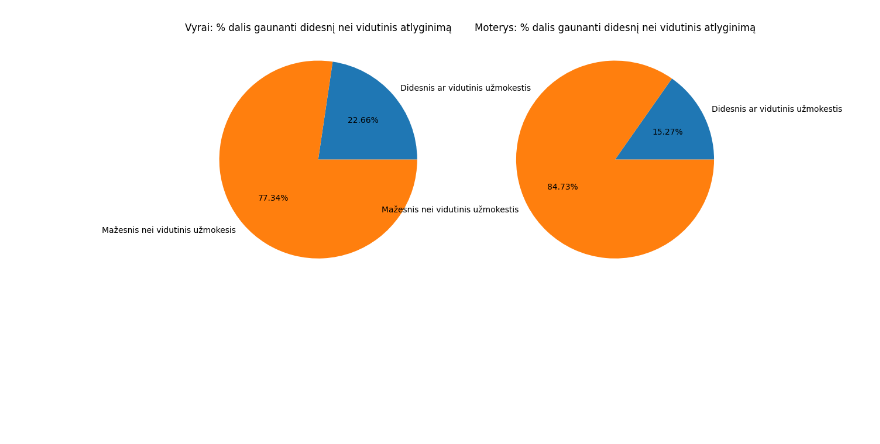
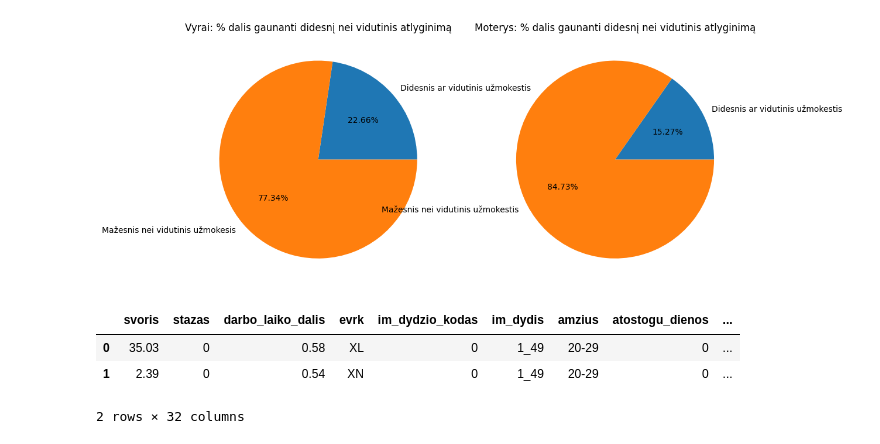
Before and after one commit to ISeeBugsEverywhere/DataScienceNotebooks, a Jupyter notebook: Studentai/EleTame/PO_SQL_6Paskaita.ipynb, the cells around one changed output. Cells and saved outputs as stored; diff of their text form; code cells hidden in the pictures; blank space fills up the shorter version.

```diff
--- a/Studentai/EleTame/PO_SQL_6Paskaita.ipynb
+++ b/Studentai/EleTame/PO_SQL_6Paskaita.ipynb
@@ -314,0 +279,12 @@ plt.show()
+# %%
+import pandas as pd
+import matplotlib.pyplot as plt
+
+# Įkelkite duomenis
+df = pd.read_csv('../../DATA/DUS2014.csv')
+df.head(2)
+# %% [output]
+|  | svoris | stazas | darbo_laiko_dalis | evrk | im_dydzio_kodas | im_dydis | amzius | atostogu_dienos | ... |
+| 0 | 35.03 | 0 | 0.58 | XL | 0 | 1_49 | 20-29 | 0 | ... |
+| 1 | 2.39 | 0 | 0.54 | XN | 0 | 1_49 | 20-29 | 0 | ... |
+2 rows × 32 columns
```
Also changed, not shown: parts of 7 cells of this notebook, 1 other file.
